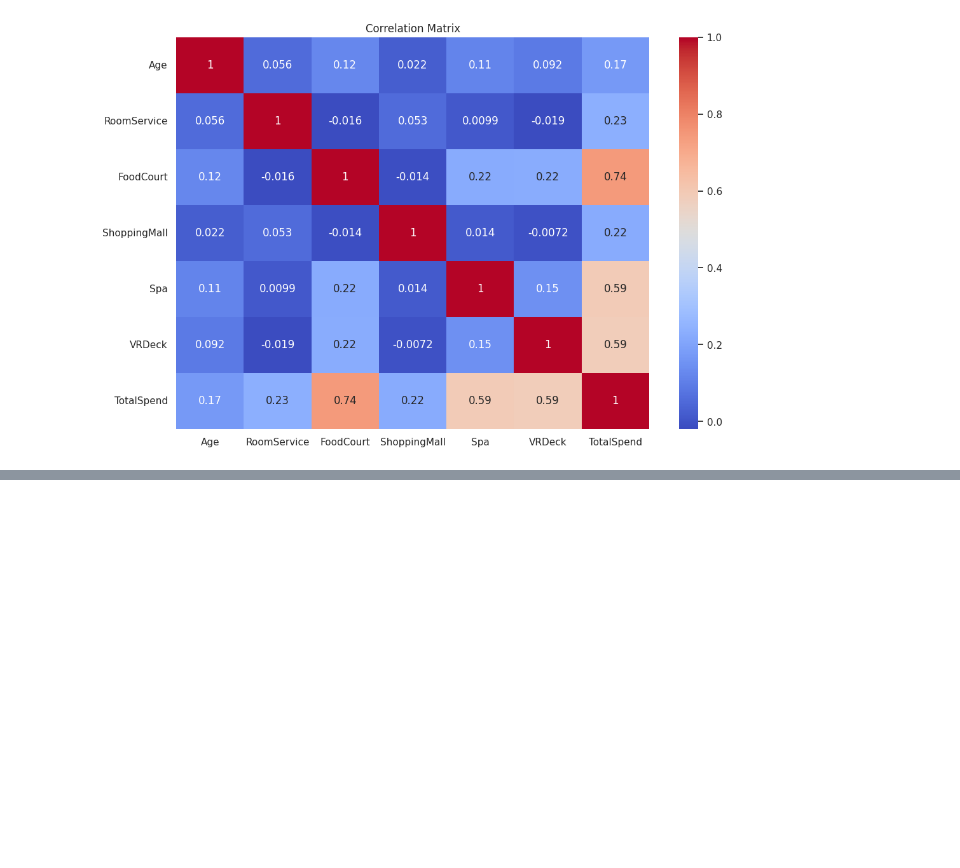
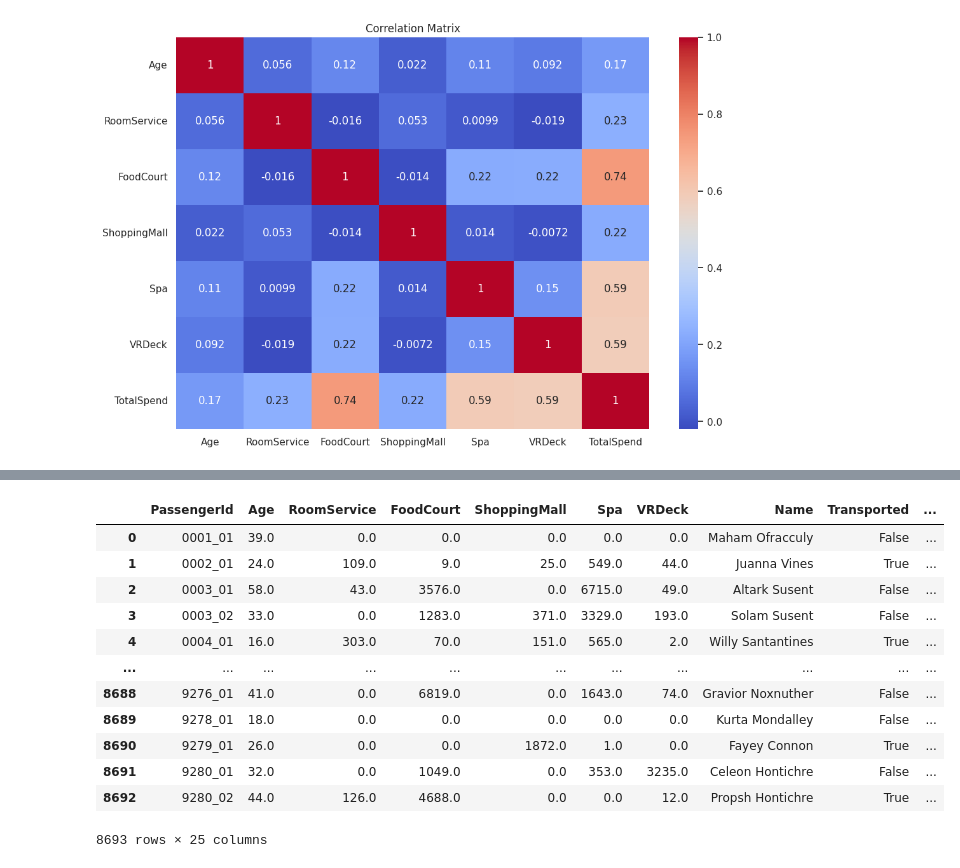
Before and after one commit to 7PAM2015-0509-2023-Group6/Kaggle-Challenge-Spaceship-Titanic-, a Jupyter notebook: Assignment2_kaggle.ipynb, the cells around one changed output, grey strips where cells are left out. Cells and saved outputs as stored; diff of their text form; code cells hidden in the pictures; blank space fills up the shorter version.

```diff
--- a/Assignment2_kaggle.ipynb
+++ b/Assignment2_kaggle.ipynb
@@ -439,0 +472,41 @@ plt.show()
+# %%
+# Convert the imputed arrays back to DataFrames
+train_df[categorical_features_space_tit] = pd.DataFrame(train_df[categorical_features_space_tit], columns=categorical_features_space_tit)
+test_df[categorical_features_space_tit] = pd.DataFrame(test_df[categorical_features_space_tit], columns=categorical_features_space_tit)
+categorical_features_new = ['HomePlanet', 'CryoSleep', 'Destination', 'VIP']
+
+# Check if 'Cabin' column is present in both datasets
+train_has_cabin = 'Cabin' in train_df.columns
+test_has_cabin = 'Cabin' in test_df.columns
+
+if train_has_cabin and test_has_cabin:
+    # Feature Engineering: Extract deck, num, and side from Cabin in both training and test sets
+    train_df[['Cabin_deck', 'Cabin_num', 'Cabin_side']] = train_df['Cabin'].str.split('/', expand=True)
+    test_df[['Cabin_deck', 'Cabin_num', 'Cabin_side']] = test_df['Cabin'].str.split('/', expand=True)
+
+    # Drop the original Cabin column in both sets
+    train_df = train_df.drop(columns=['Cabin'])
+    test_df = test_df.drop(columns=['Cabin'])
+
+    # Convert Cabin_num to numeric in both sets
+    train_df['Cabin_num'] = pd.to_numeric(train_df['Cabin_num'], errors='coerce')
+    test_df['Cabin_num'] = pd.to_numeric(test_df['Cabin_num'], errors='coerce')
+
+    # Replace zero values in Cabin_num with NaN
+    train_df['Cabin_num'] = train_df['Cabin_num'].replace(0, np.nan)
+    test_df['Cabin_num'] = test_df['Cabin_num'].replace(0, np.nan)
+
+    # Initialize the SimpleImputer for numeric features
+    numeric_imputer = SimpleImputer(strategy='mean')
+
+    # Impute missing values in Cabin_num for both sets
+    train_df['Cabin_num'] = numeric_imputer.fit_transform(train_df[['Cabin_num']])
+    test_df['Cabin_num'] = numeric_imputer.transform(test_df[['Cabin_num']])
+
+    # One-Hot encode the new categorical features in both sets
+    train_df = pd.get_dummies(train_df, columns=['Cabin_deck', 'Cabin_side'], drop_first=True)
+    test_df = pd.get_dummies(test_df, columns=['Cabin_deck', 'Cabin_side'], drop_first=True)
+
+# One-hot encode the categorical features
+train_df = pd.get_dummies(train_df, columns=categorical_features_new, drop_first=True)
+test_df = pd.get_dummies(test_df, columns=categorical_features_new, drop_first=True)
@@ -439,0 +533,16 @@ plt.show()
+# %%
+train_df
+# %% [output]
+|  | PassengerId | Age | RoomService | FoodCourt | ShoppingMall | Spa | VRDeck | Name | Transported | ... |
+| 0 | 0001_01 | 39.0 | 0.0 | 0.0 | 0.0 | 0.0 | 0.0 | Maham Ofracculy | False | ... |
+| 1 | 0002_01 | 24.0 | 109.0 | 9.0 | 25.0 | 549.0 | 44.0 | Juanna Vines | True | ... |
+| 2 | 0003_01 | 58.0 | 43.0 | 3576.0 | 0.0 | 6715.0 | 49.0 | Altark Susent | False | ... |
+| 3 | 0003_02 | 33.0 | 0.0 | 1283.0 | 371.0 | 3329.0 | 193.0 | Solam Susent | False | ... |
+| 4 | 0004_01 | 16.0 | 303.0 | 70.0 | 151.0 | 565.0 | 2.0 | Willy Santantines | True | ... |
+| ... | ... | ... | ... | ... | ... | ... | ... | ... | ... | ... |
+| 8688 | 9276_01 | 41.0 | 0.0 | 6819.0 | 0.0 | 1643.0 | 74.0 | Gravior Noxnuther | False | ... |
+| 8689 | 9278_01 | 18.0 | 0.0 | 0.0 | 0.0 | 0.0 | 0.0 | Kurta Mondalley | False | ... |
+| 8690 | 9279_01 | 26.0 | 0.0 | 0.0 | 1872.0 | 1.0 | 0.0 | Fayey Connon | True | ... |
+| 8691 | 9280_01 | 32.0 | 0.0 | 1049.0 | 0.0 | 353.0 | 3235.0 | Celeon Hontichre | False | ... |
+| 8692 | 9280_02 | 44.0 | 126.0 | 4688.0 | 0.0 | 0.0 | 12.0 | Propsh Hontichre | True | ... |
+8693 rows × 25 columns
```
Also changed, not shown: parts of 5 cells of this notebook.
